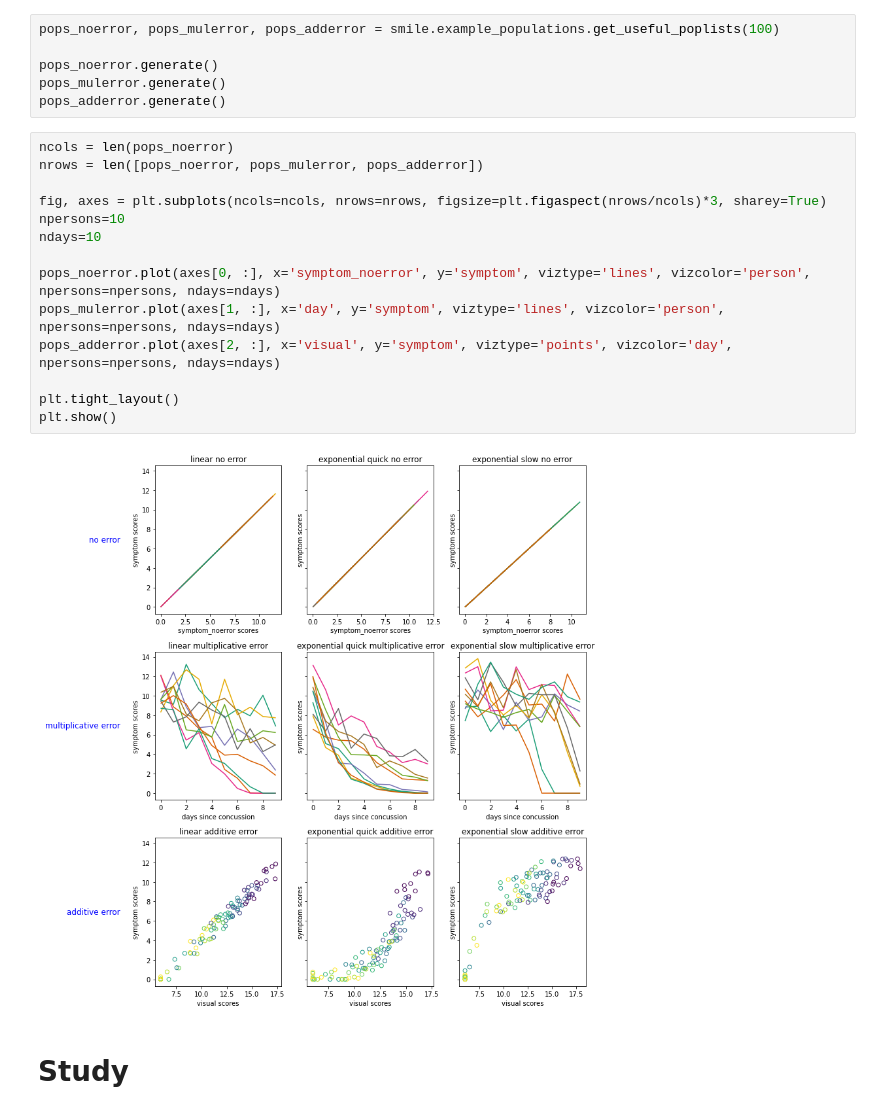
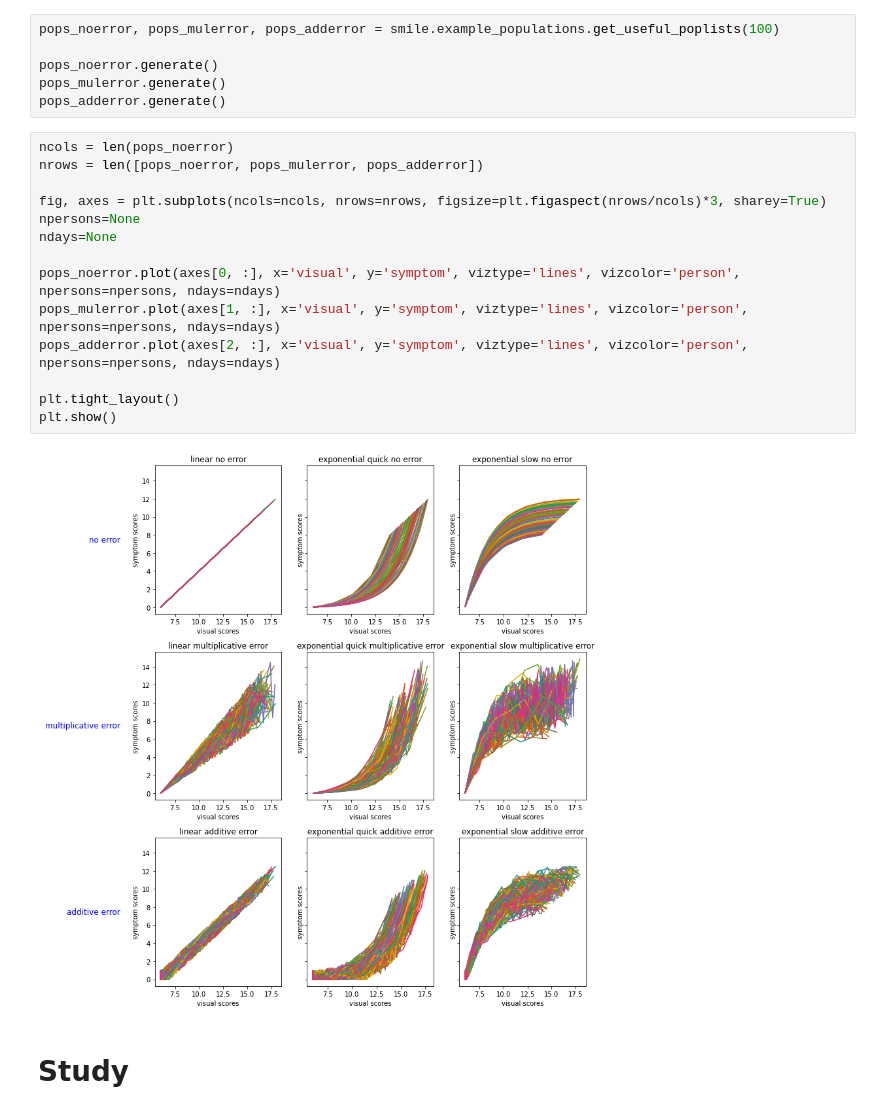
Before and after one commit to ZacharyVernec/smile, a Jupyter notebook: Simulations.ipynb, the cells around one changed output. Saved outputs shown, nothing was run; the diff lists cells and outputs as text.

Commit message:
Plotting symptom vs visual of generated populations

```diff
--- a/Simulations.ipynb
+++ b/Simulations.ipynb
@@ -28,19 +28,19 @@ pops_adderror.generate()
 # %%
 ncols = len(pops_noerror)
 nrows = len([pops_noerror, pops_mulerror, pops_adderror])
 
 fig, axes = plt.subplots(ncols=ncols, nrows=nrows, figsize=plt.figaspect(nrows/ncols)*3, sharey=True)
-npersons=10
-ndays=10
+npersons=None
+ndays=None
 
-pops_noerror.plot(axes[0, :], x='symptom_noerror', y='symptom', viztype='lines', vizcolor='person', npersons=npersons, ndays=ndays)
-pops_mulerror.plot(axes[1, :], x='day', y='symptom', viztype='lines', vizcolor='person', npersons=npersons, ndays=ndays)
-pops_adderror.plot(axes[2, :], x='visual', y='symptom', viztype='points', vizcolor='day', npersons=npersons, ndays=ndays)
+pops_noerror.plot(axes[0, :], x='visual', y='symptom', viztype='lines', vizcolor='person', npersons=npersons, ndays=ndays)
+pops_mulerror.plot(axes[1, :], x='visual', y='symptom', viztype='lines', vizcolor='person', npersons=npersons, ndays=ndays)
+pops_adderror.plot(axes[2, :], x='visual', y='symptom', viztype='lines', vizcolor='person', npersons=npersons, ndays=ndays)
 
 plt.tight_layout()
 plt.show()
 # %% [output]
-[figure, old version]
+[figure, new version]
 # %% [markdown]
 # Study
 # %% [markdown]
```
